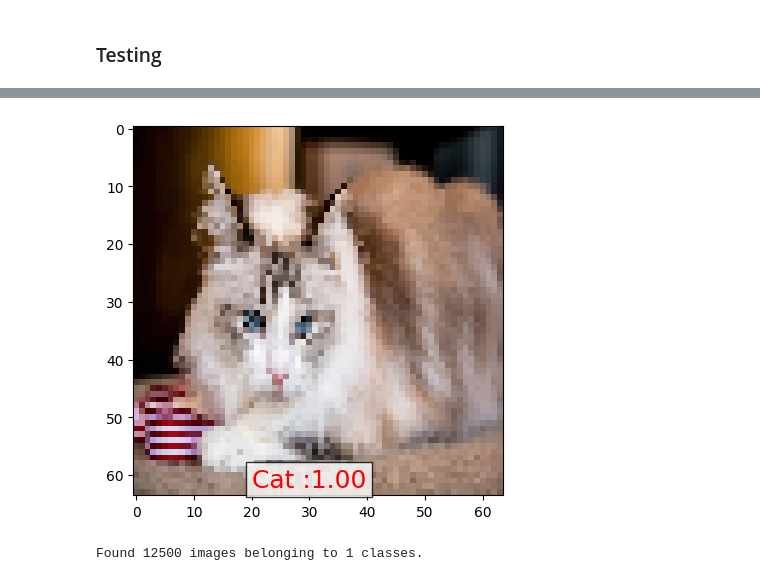
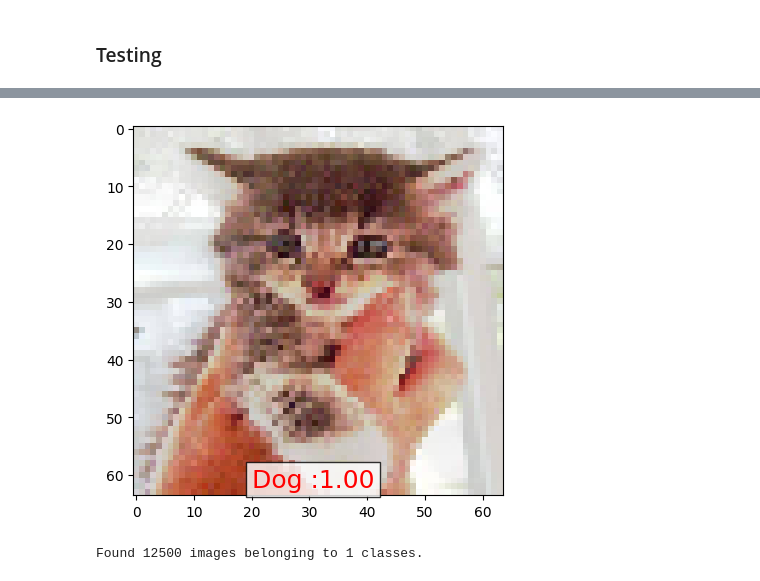
Before and after one commit to 784956494/CS-680-Proj, a Jupyter notebook: working_version.ipynb, the cells around one changed output, grey strips where cells are left out. Cells and saved outputs as stored; diff of their text form; code cells hidden in the pictures.

```diff
--- a/working_version.ipynb
+++ b/working_version.ipynb
@@ -71,10 +82,10 @@ import tensorflow
 from tensorflow.keras.preprocessing import image
 import matplotlib.pyplot as plt
 import numpy as np
-# img_path = 'Cat-Dog-CNN-Classifier-master/test/Cat/cat.10.jpg'
+img_path = 'Cat-Dog-CNN-Classifier-master/test/Cat/cat.100.jpg'
 # img_path = 'own-imgs/dog/01_yuki.jpg'
 # img_path = 'own-imgs/dog/02_catlike_dog.jpg'
-img_path = 'own-imgs/cat/01_cat.webp'
+# img_path = 'own-imgs/cat/01_cat.webp'
 img1 = image.load_img(img_path, target_size=(64, 64))
 img = image.img_to_array(img1)
 img = img/255
@@ -95,4 +106,4 @@ plt.show()
-[figure, old version]
+[figure, new version]
 # %%
 # Another example of testing a model? I used this on the toy version I trained with 10 epochs and it did very bad
 
```
Also changed, not shown: parts of 2 cells of this notebook, 1 other file.
